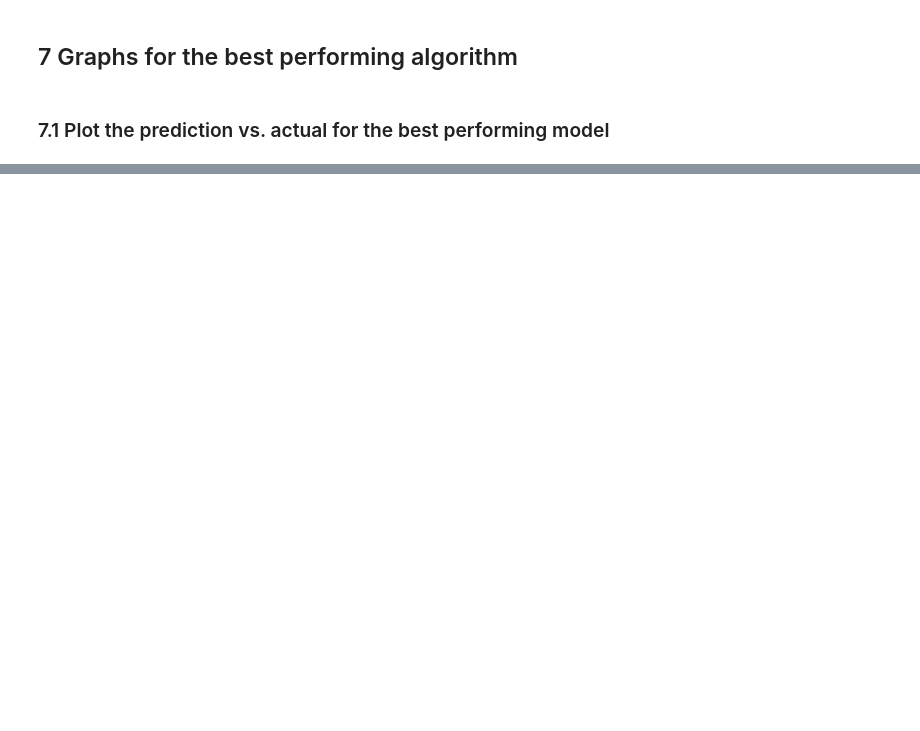
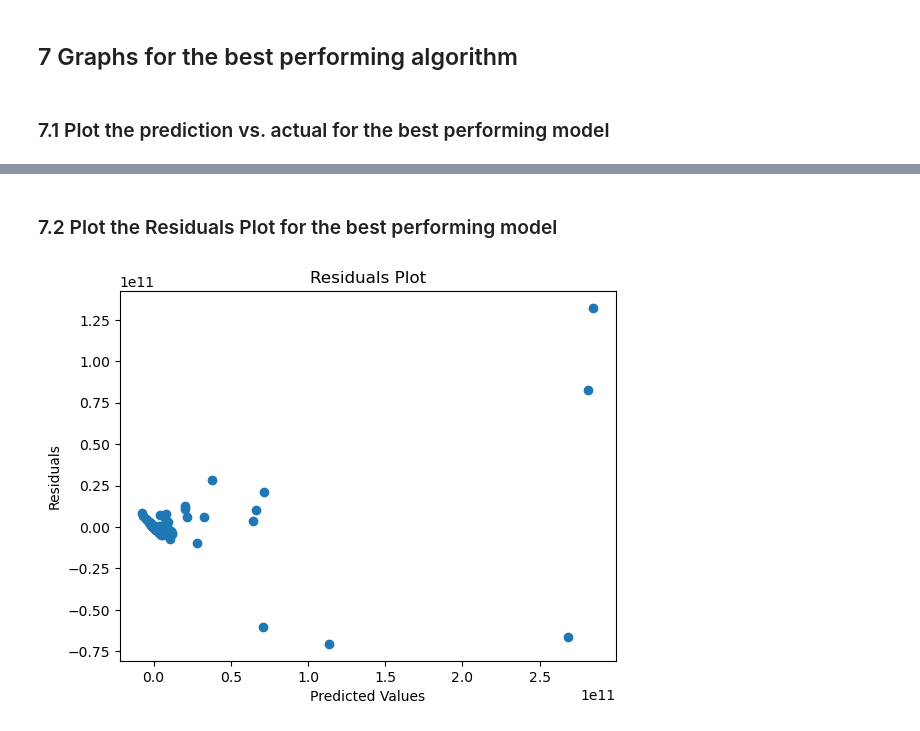
Before and after one commit to Nelius1k/Regression-Model, a Jupyter notebook: co2-Emissions.ipynb, the cells around one changed output, grey strips where cells are left out. Drawn from its saved outputs; the diff is of its cells as text; code cells hidden in the pictures; blank space fills up the shorter version.

```diff
--- a/co2-Emissions.ipynb
+++ b/co2-Emissions.ipynb
@@ -611,0 +600,12 @@ plt.show()
+# %% [markdown]
+### 7.2 Plot the Residuals Plot for the best performing model
+# %%
+residuals = y_test - lr_y_predict
+
+plt.scatter(lr_y_predict, residuals)
+plt.xlabel('Predicted Values')
+plt.ylabel('Residuals')
+plt.title('Residuals Plot')
+plt.show()
+# %% [output]
+[figure, added]
```
Also changed, not shown: parts of 23 cells of this notebook.
